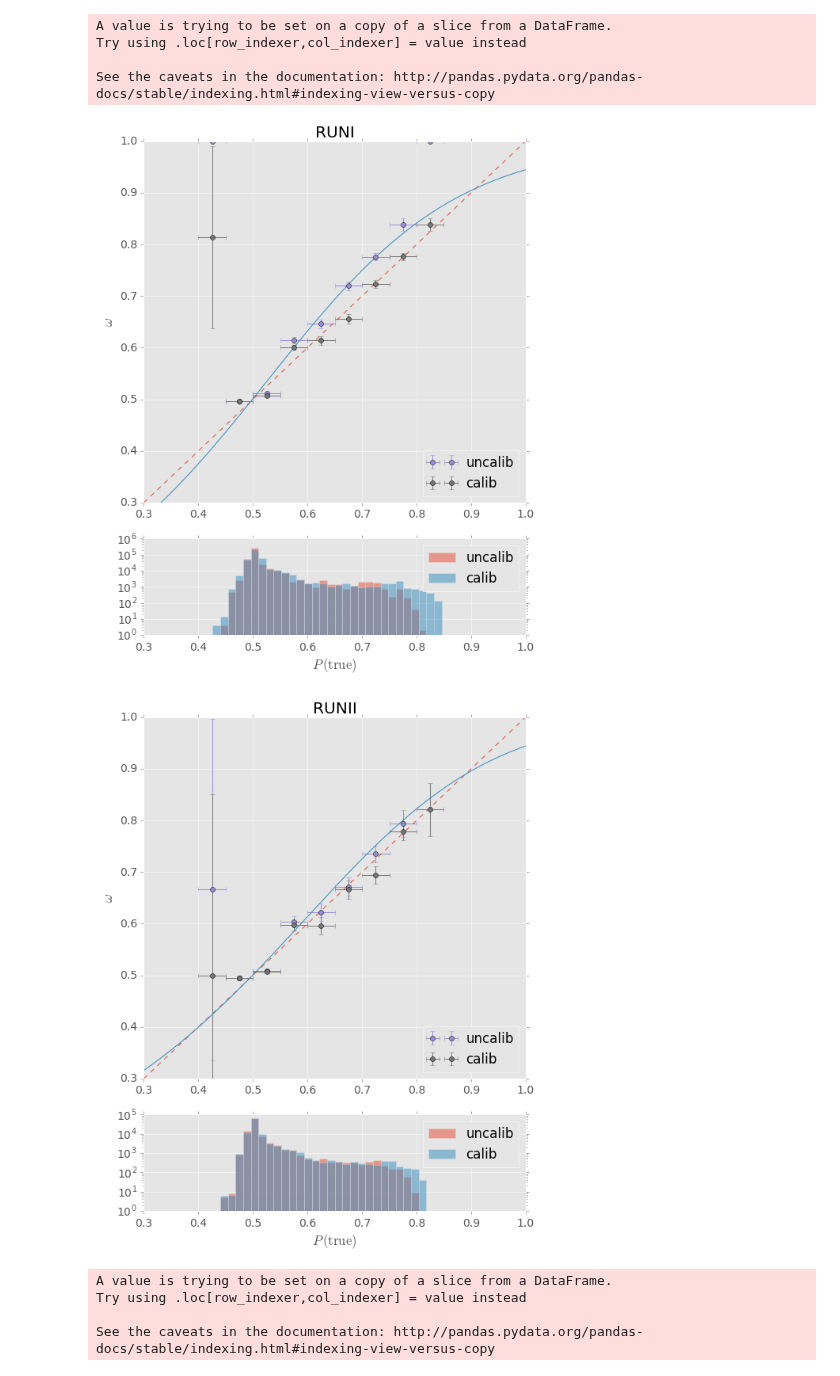
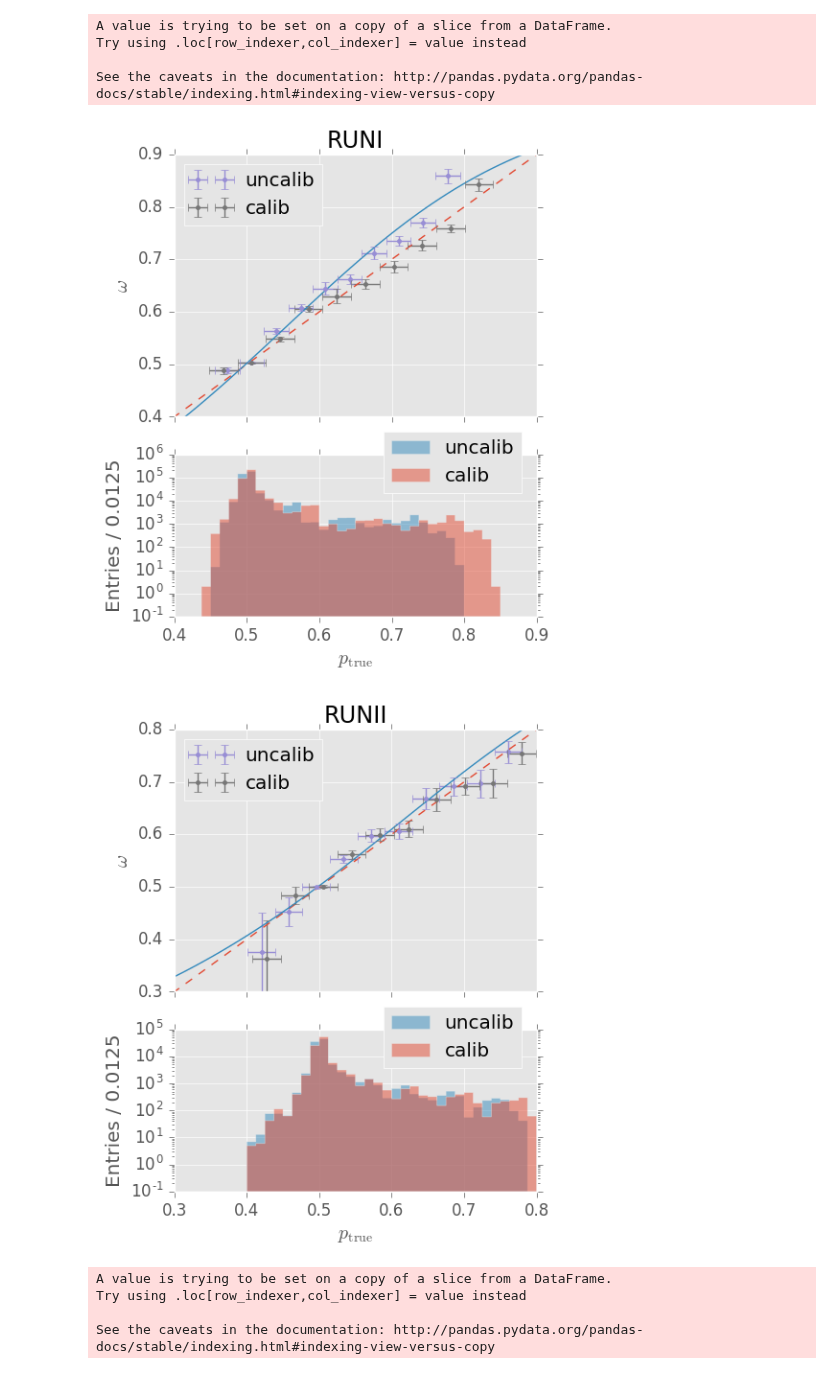
Before and after one commit to bixel/fttrainer, a Jupyter notebook: bdt-based-selection.ipynb, the cells around one changed output. Saved outputs shown, nothing was run; the diff lists cells and outputs as text; code cells hidden in the pictures.

Commit message:
Better plots in notebooks.

```diff
--- a/bdt-based-selection.ipynb
+++ b/bdt-based-selection.ipynb
@@ -35,7 +35,7 @@ from scripts.calibration import PolynomialLogisticRegression
 %matplotlib inline
 plt.style.use('ggplot')
 plt.rcParams['figure.figsize'] = (12, 7)
-plt.rcParams['font.size'] = 14
+plt.rcParams['font.size'] = 12
 # %% [markdown]
 # read and prepare dataset
 # %%
@@ -175,7 +175,7 @@ for key, d in datasets.items():
 # calibrate
 for key, d in datasets.items():
     calib_df = d['max_calib_data']
-    calibrator = PolynomialLogisticRegression(3, solver='lbfgs')
+    calibrator = PolynomialLogisticRegression(4, solver='lbfgs')
     calibrator.fit(calib_df.proba, calib_df.target, sample_weight=calib_df.SigYield_sw)
     datasets[key]['calibrator'] = calibrator
     for subset_name in ['train_data', 'test_data', 'calib_data', 'data']:
@@ -217,39 +217,41 @@ def proba_bins(x, y_true, errs=True, bins=10, range=None, sample_weight=None, au
     else:
         return xs, ys
 # %%
-for key, d in datasets.items():
-    range=(0.3, 1)
-    xs = np.linspace(*range)
-    fig = plt.figure(figsize=(8, 10))
-    ax_top = plt.subplot2grid((4, 1), (0, 0), rowspan=3)
-    ax_bottom = plt.subplot2grid((4, 1), (3, 0), sharex=ax_top)
+for (key, d), ylim, xlim in zip(datasets.items(), [(0.4, 0.9), (0.3, 0.8)], [(0.4, 0.9), (0.3, 0.8)]):
+    xs = np.linspace(*xlim)
+    fig = plt.figure(figsize=(5, 6))
+    ax_top = plt.subplot2grid((5, 1), (0, 0), rowspan=3)
+    ax_bottom = plt.subplot2grid((5, 1), (3, 0), sharex=ax_top, rowspan=2)
     plt.axes(ax_top)
-    plt.plot([0, 1], [0, 1], '--')
+    plt.plot([0, 1], '--')
     test_data = d['max_test_data']
     plt.plot(xs, d['calibrator'].predict_proba(xs)[:, 1])
     plt.errorbar(*proba_bins(test_data.proba.values, test_data.target.values,
-                             range=(0.4, 0.9), sample_weight=test_data.SigYield_sw), label='uncalib', fmt='o')
+                             sample_weight=test_data.SigYield_sw), label='uncalib', fmt='.')
     plt.errorbar(*proba_bins(test_data.calib_proba.values, test_data.target.values,
-                             range=(0.4, 0.9), sample_weight=test_data.SigYield_sw), label='calib', fmt='o')
-    plt.xlim(range)
-    plt.ylim(range)
+                             sample_weight=test_data.SigYield_sw), label='calib', fmt='.')
+    plt.setp(ax_top.get_xticklabels(), visible=False)
+    plt.xlim(xlim)
+    plt.ylim(ylim)
     plt.legend(loc='best')
     plt.title(key)
     plt.ylabel(r'$\omega$')
 
     plt.axes(ax_bottom)
-    plt.hist(test_data.proba, label='uncalib', alpha=0.5, range=(0.3, 1), bins=50, log=True)
-    plt.hist(test_data.calib_proba, label='calib', alpha=0.5, range=(0.3, 1), bins=50, log=True)
-    plt.xlim(0.3, 1)
-    plt.legend(loc='best')
-    plt.xlabel(r'$P\,(\mathrm{true})$')
+    _, bins, _ = plt.hist([test_data.calib_proba, test_data.proba],
+                          label=['calib', 'uncalib'], alpha=0.5, range=xlim, bins=40, histtype='stepfilled',
+                          log=True)
+    binwidth = (bins[1] - bins[0])
+    plt.legend(loc='upper left', bbox_to_anchor=(0.55, 1.2))
+    plt.ylabel('Entries / {}'.format(binwidth))
+    plt.xlabel(r'$p_\mathrm{true}$')
 
     plt.tight_layout()
-    plt.savefig('./build/p-calibration-{}.pdf'.format(key))
+    plt.savefig('./build/p-calibration-{}.pdf'.format(key), bbox_inches='tight')
     plt.show()
 # %% [output]
-[figure, old version]
+[figure, new version]
-[figure, old version]
+[figure, new version]
 # %%
 # plot stuff
 plt.figure(figsize=(8, 6))
```
Also changed, not shown: 2 other files.
